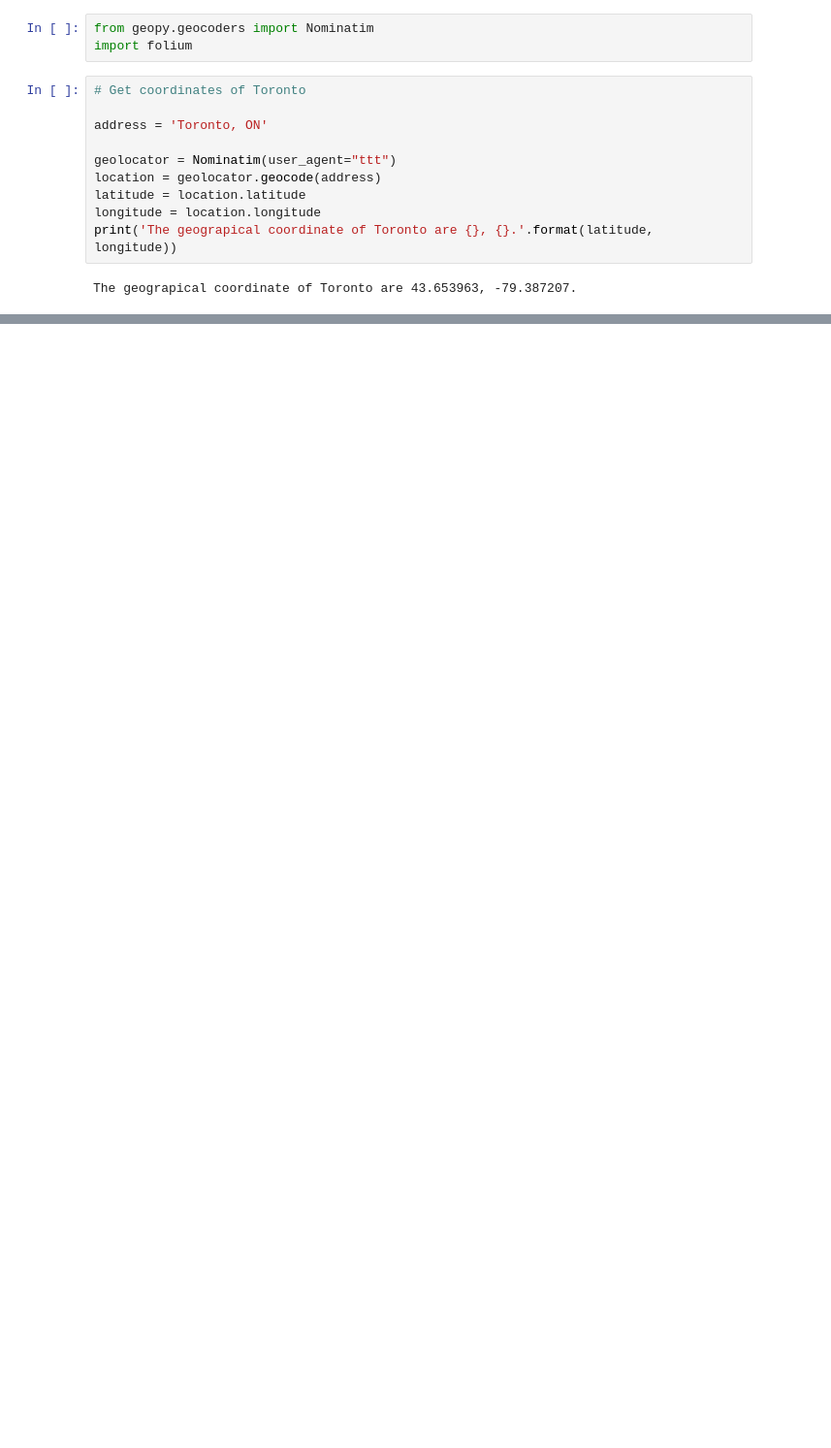
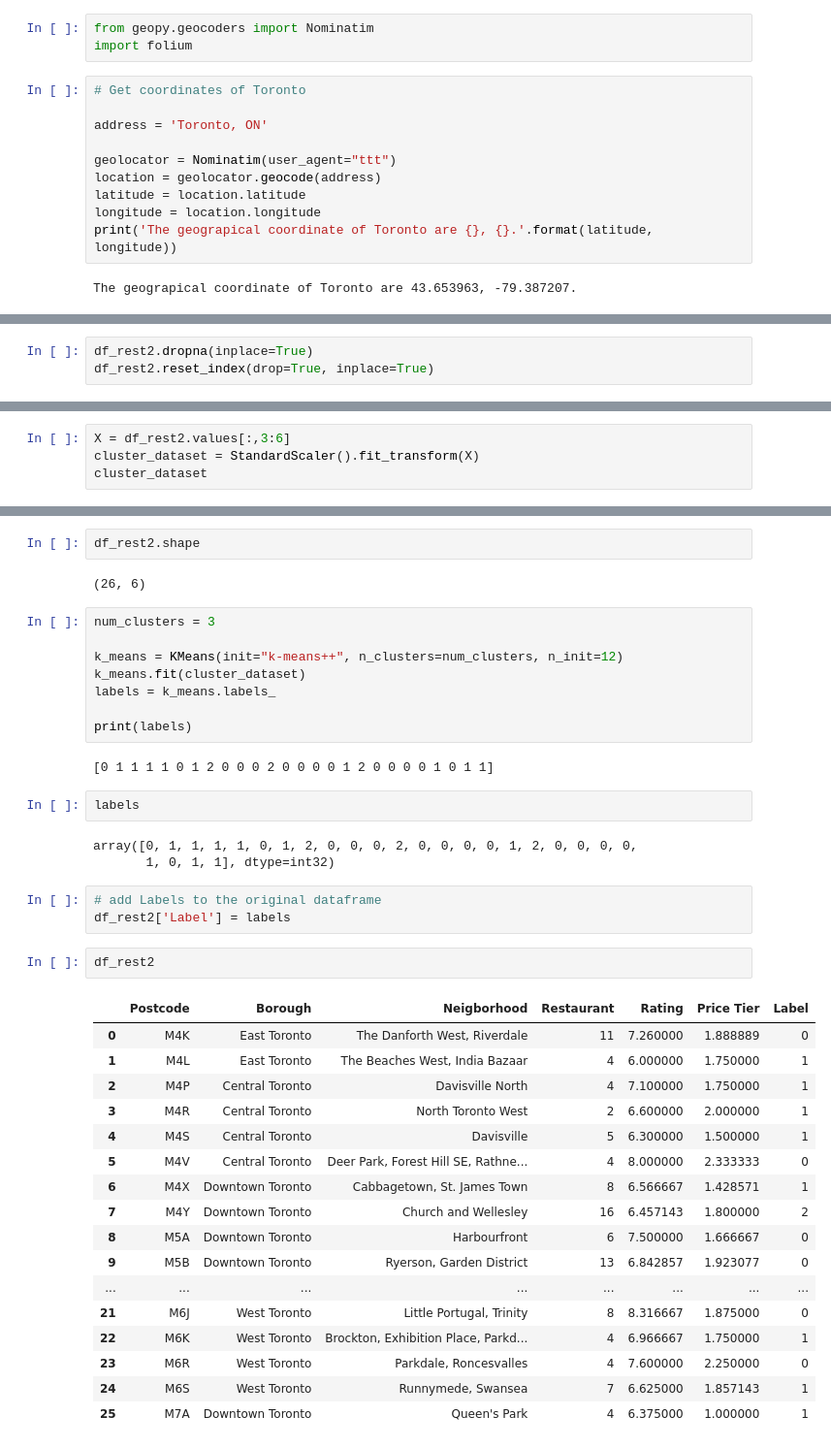
Before and after one commit to rudrasrijan/Coursera_Capstone, a Jupyter notebook: Toronto_neighborhoods.ipynb, the cells around one changed output, grey strips where cells are left out. Shown: that part at 97% size. Saved outputs shown, nothing was run; the diff lists cells and outputs as text; blank space fills up the shorter version.

```diff
--- a/Toronto_neighborhoods.ipynb
+++ b/Toronto_neighborhoods.ipynb
@@ -170,0 +581,3 @@ map_toronto
+# %%
+df_rest2.dropna(inplace=True)
+df_rest2.reset_index(drop=True, inplace=True)
@@ -170,0 +607,4 @@ map_toronto
+# %%
+X = df_rest2.values[:,3:6]
+cluster_dataset = StandardScaler().fit_transform(X)
+cluster_dataset
@@ -170,0 +629,42 @@ map_toronto
+# %%
+df_rest2.shape
+# %% [output]
+(26, 6)
+# %%
+num_clusters = 3
+
+k_means = KMeans(init="k-means++", n_clusters=num_clusters, n_init=12)
+k_means.fit(cluster_dataset)
+labels = k_means.labels_
+
+print(labels)
+# %% [output]
+[0 1 1 1 1 0 1 2 0 0 0 2 0 0 0 0 1 2 0 0 0 0 1 0 1 1]
+# %%
+labels
+# %% [output]
+array([0, 1, 1, 1, 1, 0, 1, 2, 0, 0, 0, 2, 0, 0, 0, 0, 1, 2, 0, 0, 0, 0,
+       1, 0, 1, 1], dtype=int32)
+# %%
+# add Labels to the original dataframe
+df_rest2['Label'] = labels
+# %%
+df_rest2
+# %% [output]
+|  | Postcode | Borough | Neigborhood | Restaurant | Rating | Price Tier | Label |
+| 0 | M4K | East Toronto | The Danforth West, Riverdale | 11 | 7.260000 | 1.888889 | 0 |
+| 1 | M4L | East Toronto | The Beaches West, India Bazaar | 4 | 6.000000 | 1.750000 | 1 |
+| 2 | M4P | Central Toronto | Davisville North | 4 | 7.100000 | 1.750000 | 1 |
+| 3 | M4R | Central Toronto | North Toronto West | 2 | 6.600000 | 2.000000 | 1 |
+| 4 | M4S | Central Toronto | Davisville | 5 | 6.300000 | 1.500000 | 1 |
+| 5 | M4V | Central Toronto | Deer Park, Forest Hill SE, Rathne... | 4 | 8.000000 | 2.333333 | 0 |
+| 6 | M4X | Downtown Toronto | Cabbagetown, St. James Town | 8 | 6.566667 | 1.428571 | 1 |
+| 7 | M4Y | Downtown Toronto | Church and Wellesley | 16 | 6.457143 | 1.800000 | 2 |
+| 8 | M5A | Downtown Toronto | Harbourfront | 6 | 7.500000 | 1.666667 | 0 |
+| 9 | M5B | Downtown Toronto | Ryerson, Garden District | 13 | 6.842857 | 1.923077 | 0 |
+| ... | ... | ... | ... | ... | ... | ... | ... |
+| 21 | M6J | West Toronto | Little Portugal, Trinity | 8 | 8.316667 | 1.875000 | 0 |
+| 22 | M6K | West Toronto | Brockton, Exhibition Place, Parkd... | 4 | 6.966667 | 1.750000 | 1 |
+| 23 | M6R | West Toronto | Parkdale, Roncesvalles | 4 | 7.600000 | 2.250000 | 0 |
+| 24 | M6S | West Toronto | Runnymede, Swansea | 7 | 6.625000 | 1.857143 | 1 |
+| 25 | M7A | Downtown Toronto | Queen's Park | 4 | 6.375000 | 1.000000 | 1 |
```
Also changed, not shown: parts of 58 cells of this notebook.
